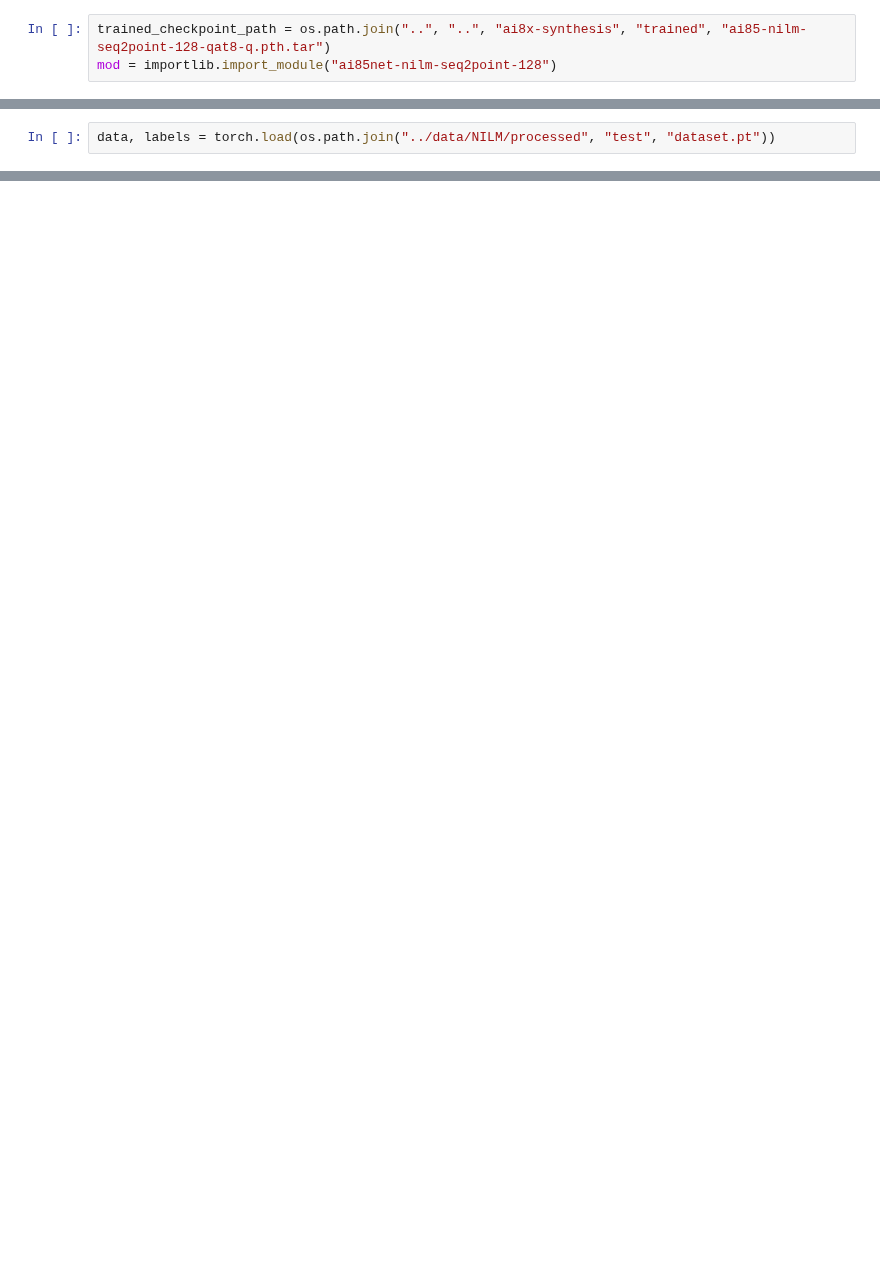
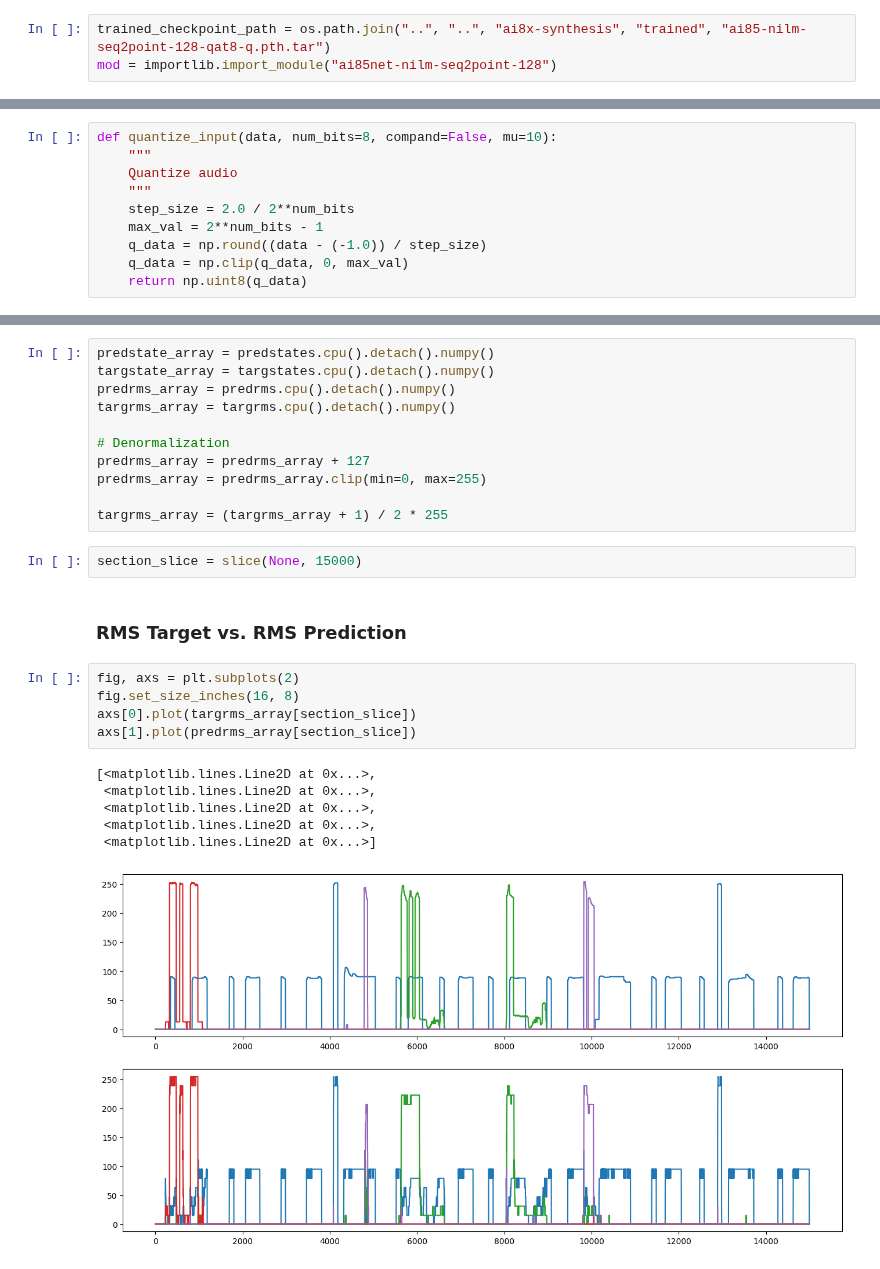
Before and after one commit to MarielTinaco/ai8x-training, a Jupyter notebook: notebooks/NILM_Seq2Point_Evaluation.ipynb, the cells around one changed output, grey strips where cells are left out. Saved outputs shown, nothing was run; the diff lists cells and outputs as text; blank space fills up the shorter version.

Commit message:
notebooks: nilm: update prediction evaluation

```diff
--- a/notebooks/NILM_Seq2Point_Evaluation.ipynb
+++ b/notebooks/NILM_Seq2Point_Evaluation.ipynb
@@ -293,2 +132,0 @@ class Sequence2PointWithStratifiedSampling:
-# %%
-data, labels = torch.load(os.path.join("../data/NILM/processed", "test", "dataset.pt"))
@@ -306,0 +135,10 @@ loading_scheme[2][1][1]
+# %%
+def quantize_input(data, num_bits=8, compand=False, mu=10):
+    """
+    Quantize audio
+    """
+    step_size = 2.0 / 2**num_bits
+    max_val = 2**num_bits - 1
+    q_data = np.round((data - (-1.0)) / step_size)
+    q_data = np.clip(q_data, 0, max_val)
+    return np.uint8(q_data)
@@ -306,0 +177,27 @@ loading_scheme[2][1][1]
+# %%
+predstate_array = predstates.cpu().detach().numpy()
+targstate_array = targstates.cpu().detach().numpy()
+predrms_array = predrms.cpu().detach().numpy()
+targrms_array = targrms.cpu().detach().numpy()
+
+# Denormalization
+predrms_array = predrms_array + 127
+predrms_array = predrms_array.clip(min=0, max=255)
+
+targrms_array = (targrms_array + 1) / 2 * 255
+# %%
+section_slice = slice(None, 15000)
+# %% [markdown]
+### RMS Target vs. RMS Prediction
+# %%
+fig, axs = plt.subplots(2)
+fig.set_size_inches(16, 8)
+axs[0].plot(targrms_array[section_slice])
+axs[1].plot(predrms_array[section_slice])
+# %% [output]
+[<matplotlib.lines.Line2D at 0x...>,
+ <matplotlib.lines.Line2D at 0x...>,
+ <matplotlib.lines.Line2D at 0x...>,
+ <matplotlib.lines.Line2D at 0x...>,
+ <matplotlib.lines.Line2D at 0x...>]
+[figure, added]
```
Also changed, not shown: parts of 49 cells of this notebook.
